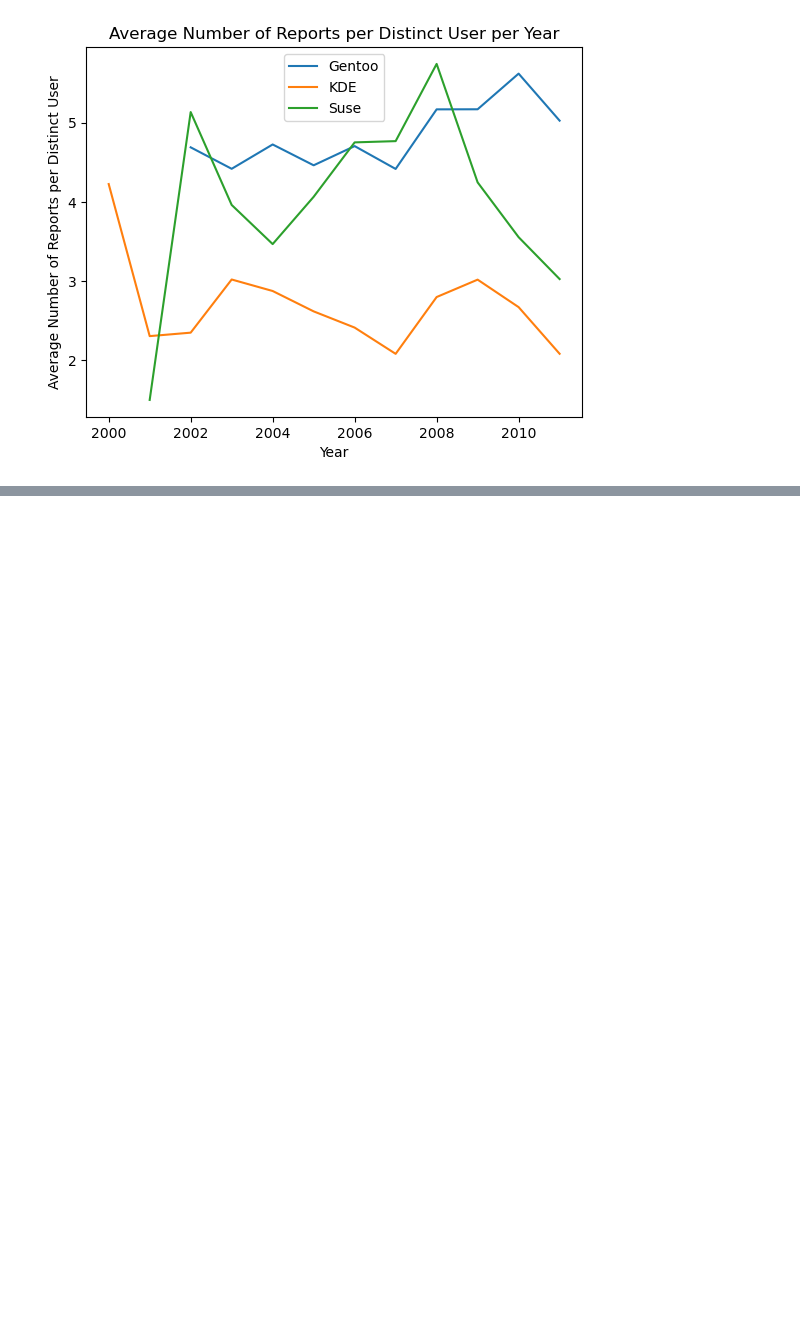
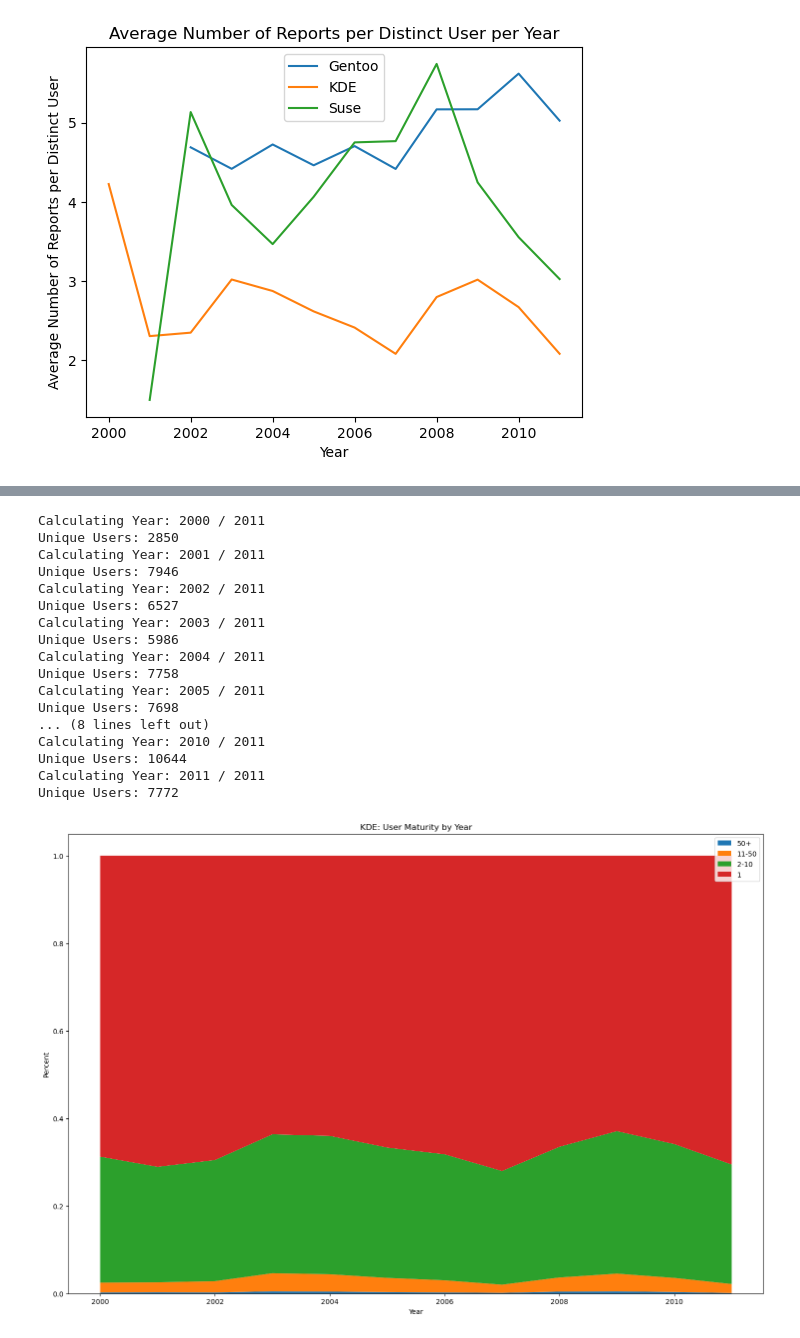
Before and after one commit to shaunpant2/bug-report-scraper, a Jupyter notebook: src/eval_data.ipynb, the cells around one changed output, grey strips where cells are left out. Saved outputs shown, nothing was run; the diff lists cells and outputs as text; code cells hidden in the pictures; blank space fills up the shorter version.

```diff
--- a/src/eval_data.ipynb
+++ b/src/eval_data.ipynb
@@ -208,0 +295,21 @@ create_avg_number_of_reports_per_user_plot(data)
+# %%
+plot_user_maturity(data.kde, "KDE")
+# %% [output]
+Calculating Year: 2000 / 2011
+Unique Users: 2850
+Calculating Year: 2001 / 2011
+Unique Users: 7946
+Calculating Year: 2002 / 2011
+Unique Users: 6527
+Calculating Year: 2003 / 2011
+Unique Users: 5986
+Calculating Year: 2004 / 2011
+Unique Users: 7758
+Calculating Year: 2005 / 2011
+Unique Users: 7698
+... (8 lines left out)
+Calculating Year: 2010 / 2011
+Unique Users: 10644
+Calculating Year: 2011 / 2011
+Unique Users: 7772
+[figure, added]
```
Also changed, not shown: parts of 3 cells of this notebook.
